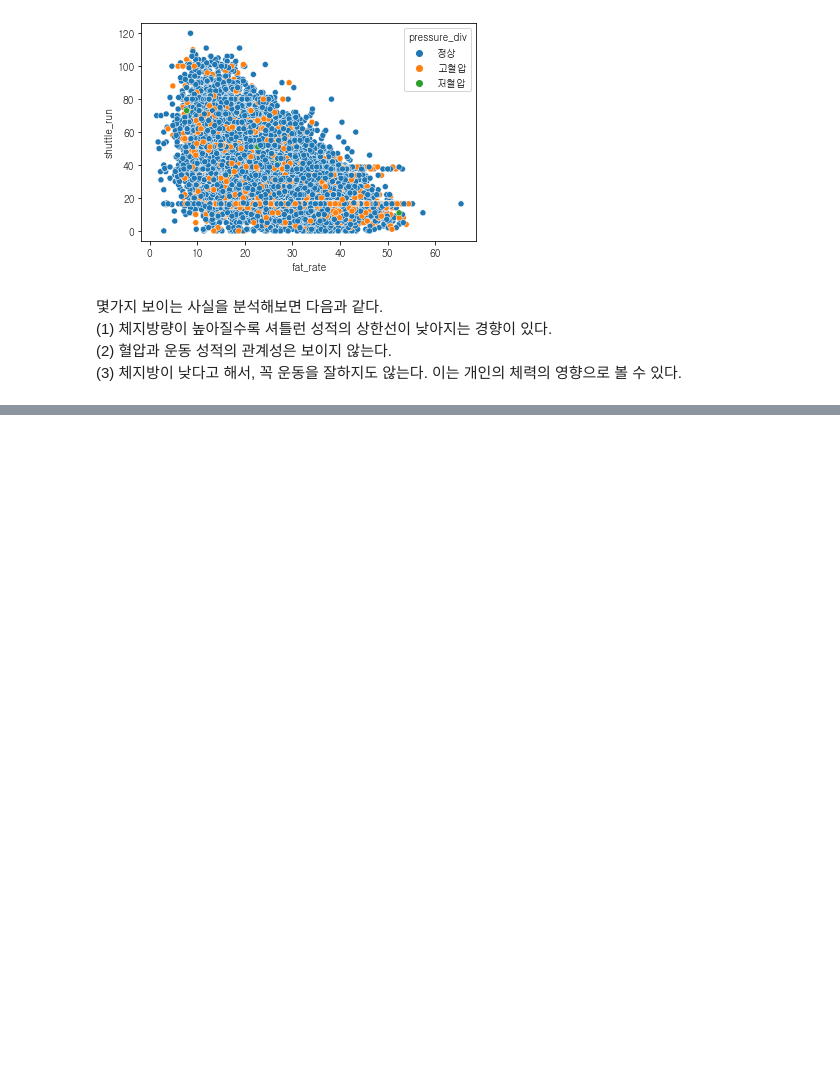
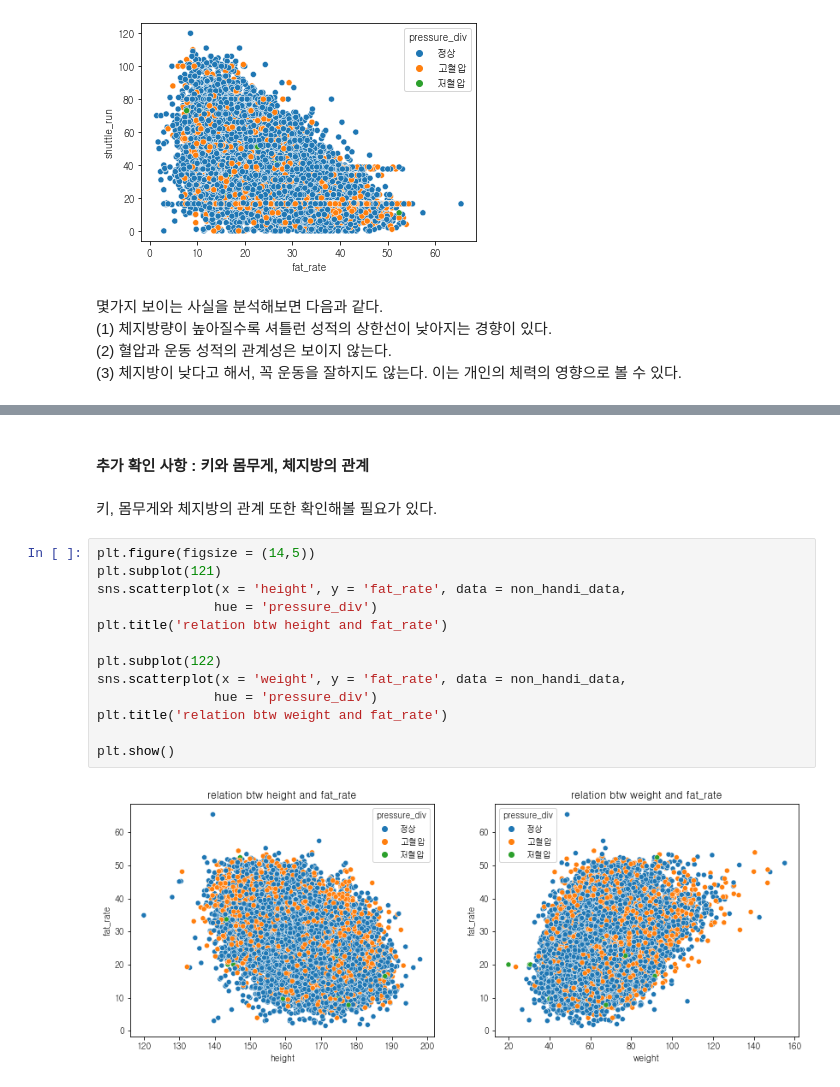
Before and after one commit to SeongwonTak/Data_projects, a Jupyter notebook: Physical_fitness_project/Physical_fitness_project.ipynb, the cells around one changed output, grey strips where cells are left out. Saved outputs shown, nothing was run; the diff lists cells and outputs as text; blank space fills up the shorter version.

```diff
--- a/Physical_fitness_project/Physical_fitness_project.ipynb
+++ b/Physical_fitness_project/Physical_fitness_project.ipynb
@@ -1130,0 +1206,19 @@ sns.scatterplot(x = 'fat_rate', y = 'shuttle_run', data = non_handi_data,
+# %% [markdown]
+#### 추가 확인 사항 : 키와 몸무게, 체지방의 관계
+# %% [markdown]
+키, 몸무게와 체지방의 관계 또한 확인해볼 필요가 있다.
+# %%
+plt.figure(figsize = (14,5))
+plt.subplot(121)
+sns.scatterplot(x = 'height', y = 'fat_rate', data = non_handi_data,
+               hue = 'pressure_div')
+plt.title('relation btw height and fat_rate')
+
+plt.subplot(122)
+sns.scatterplot(x = 'weight', y = 'fat_rate', data = non_handi_data,
+               hue = 'pressure_div')
+plt.title('relation btw weight and fat_rate')
+
+plt.show()
+# %% [output]
+[figure, added]
```
Also changed, not shown: parts of 46 cells of this notebook.
